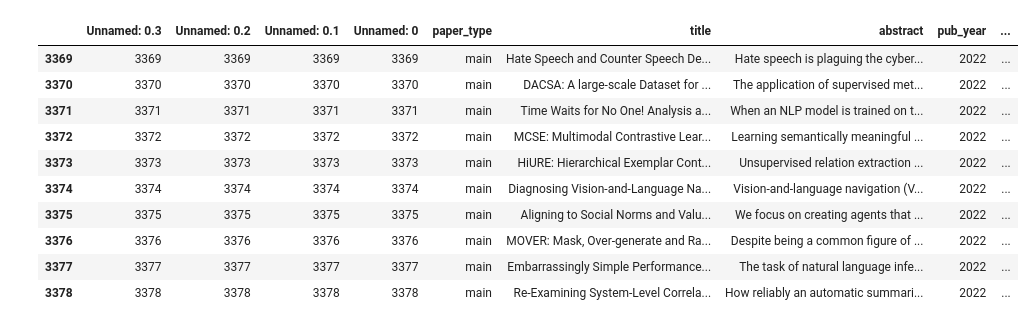
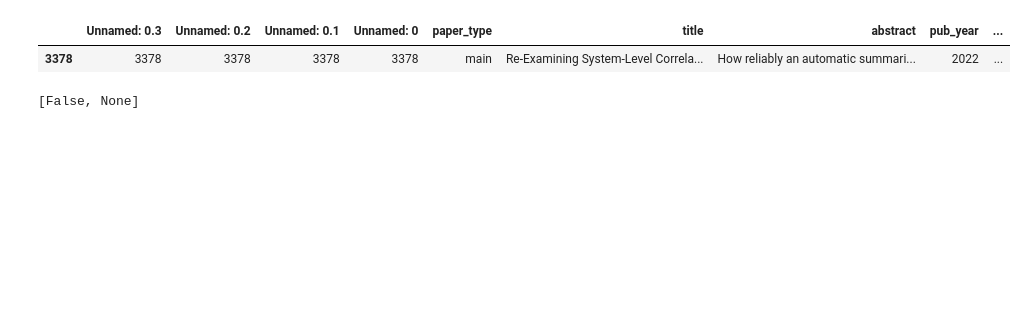
Before and after one commit to nilo0/filter_acl_papers, a Jupyter notebook: notebooks/data_analysis.ipynb, the cells around one changed output. Cells and saved outputs as stored; diff of their text form; code cells hidden in the pictures; blank space fills up the shorter version.

````diff
--- a/notebooks/data_analysis.ipynb
+++ b/notebooks/data_analysis.ipynb
@@ -26,16 +26,22 @@ for i, row in df.iterrows():
         df.at[i, 'processed'] = True
         df.to_csv(data_path)
 # %%
-df.tail(10)
+df.tail(1)
 # %% [output]
 |  | Unnamed: 0.3 | Unnamed: 0.2 | Unnamed: 0.1 | Unnamed: 0 | paper_type | title | abstract | pub_year | ... |
-| 3369 | 3369 | 3369 | 3369 | 3369 | main | Hate Speech and Counter Speech De... | Hate speech is plaguing the cyber... | 2022 | ... |
-| 3370 | 3370 | 3370 | 3370 | 3370 | main | DACSA: A large-scale Dataset for ... | The application of supervised met... | 2022 | ... |
-| 3371 | 3371 | 3371 | 3371 | 3371 | main | Time Waits for No One! Analysis a... | When an NLP model is trained on t... | 2022 | ... |
-| 3372 | 3372 | 3372 | 3372 | 3372 | main | MCSE: Multimodal Contrastive Lear... | Learning semantically meaningful ... | 2022 | ... |
-| 3373 | 3373 | 3373 | 3373 | 3373 | main | HiURE: Hierarchical Exemplar Cont... | Unsupervised relation extraction ... | 2022 | ... |
-| 3374 | 3374 | 3374 | 3374 | 3374 | main | Diagnosing Vision-and-Language Na... | Vision-and-language navigation (V... | 2022 | ... |
-| 3375 | 3375 | 3375 | 3375 | 3375 | main | Aligning to Social Norms and Valu... | We focus on creating agents that ... | 2022 | ... |
-| 3376 | 3376 | 3376 | 3376 | 3376 | main | MOVER: Mask, Over-generate and Ra... | Despite being a common figure of ... | 2022 | ... |
-| 3377 | 3377 | 3377 | 3377 | 3377 | main | Embarrassingly Simple Performance... | The task of natural language infe... | 2022 | ... |
 | 3378 | 3378 | 3378 | 3378 | 3378 | main | Re-Examining System-Level Correla... | How reliably an automatic summari... | 2022 | ... |
+# %%
+def extract_json_values(col_value):
+    data = str(col_value)
+    if data.startswith('```json') and data.endswith('```'):
+        data = data[7:-3]
+    data = data.replace('\n', '').replace("'", '"')
+    jdata = json.loads(data)
+    status = jdata.get('status')
+    vclass = jdata.get('class')
+    return [status, vclass]
+
+
+extract_json_values(df.at[2, 'relevancy_status'])
+# %% [output]
+[False, None]
````
Also changed, not shown: parts of 4 cells of this notebook, 1 other file.
